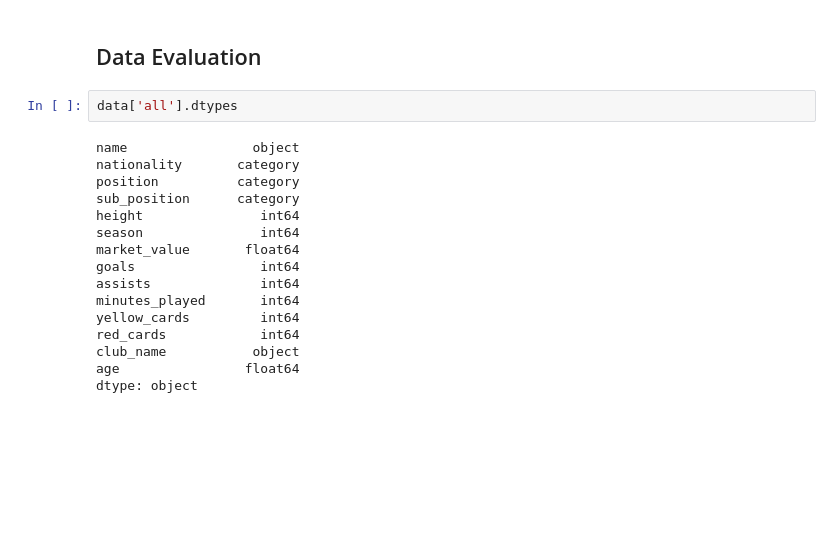
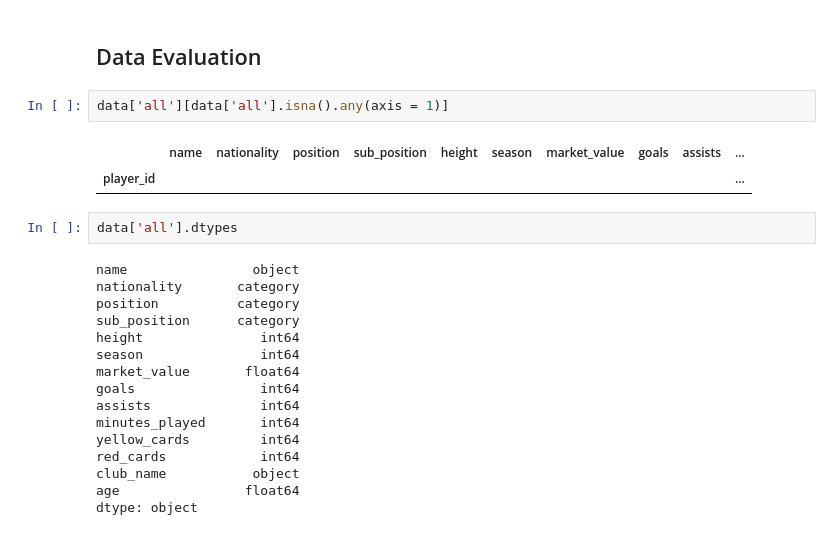
Before and after one commit to kade09/FifaMarketValueML, a Jupyter notebook: project.ipynb, the cells around one changed output. Saved outputs shown, nothing was run; the diff lists cells and outputs as text; blank space fills up the shorter version.

```diff
--- a/project.ipynb
+++ b/project.ipynb
@@ -330,5 +332,10 @@ data['all']
 # %% [markdown]
 ## Data Evaluation
+# %%
+data['all'][data['all'].isna().any(axis = 1)]
+# %% [output]
+|  | name | nationality | position | sub_position | height | season | market_value | goals | assists | ... |
+| player_id |  |  |  |  |  |  |  |  |  | ... |
 # %%
 data['all'].dtypes
 # %% [output]
```
Also changed, not shown: parts of 11 cells of this notebook.
